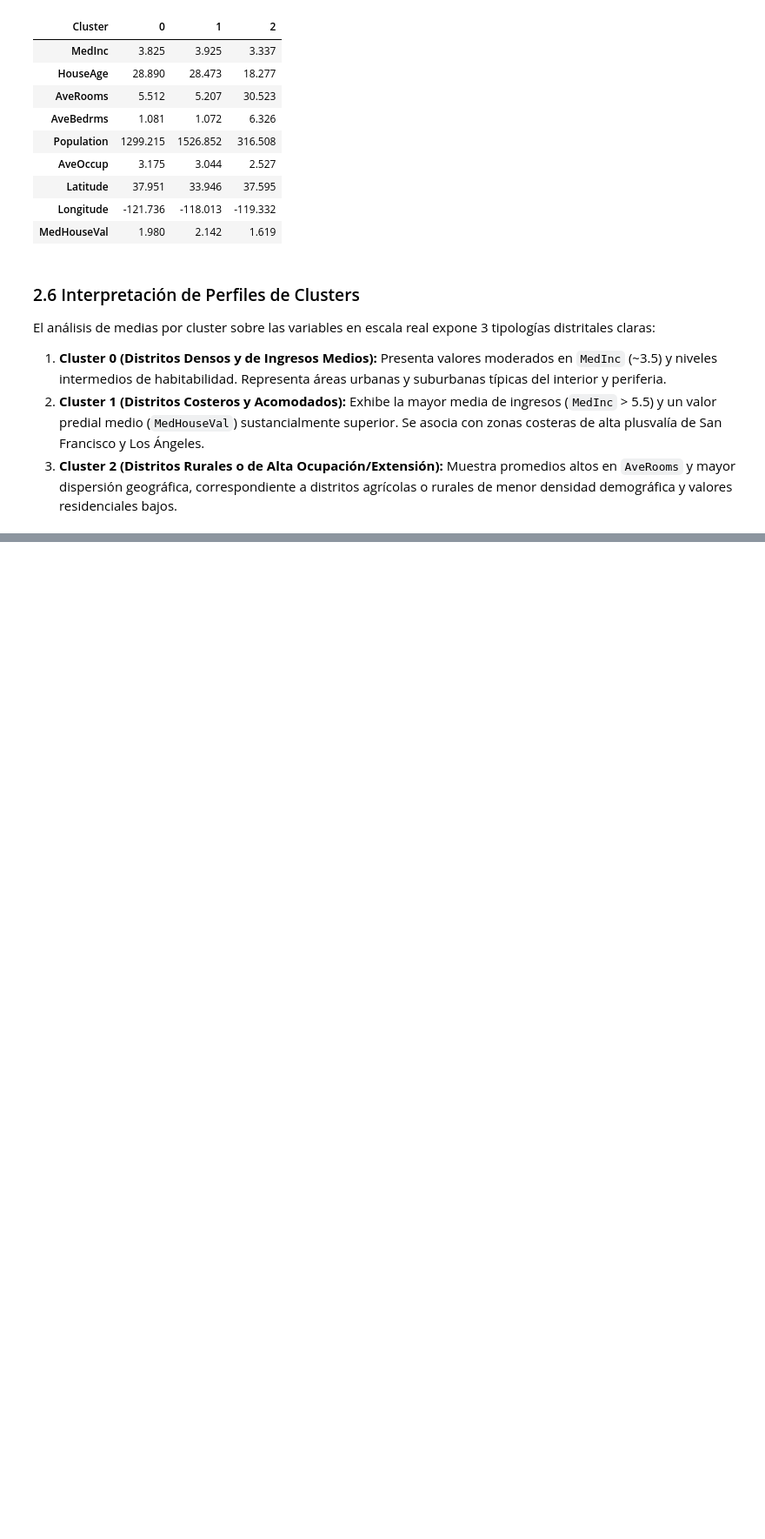
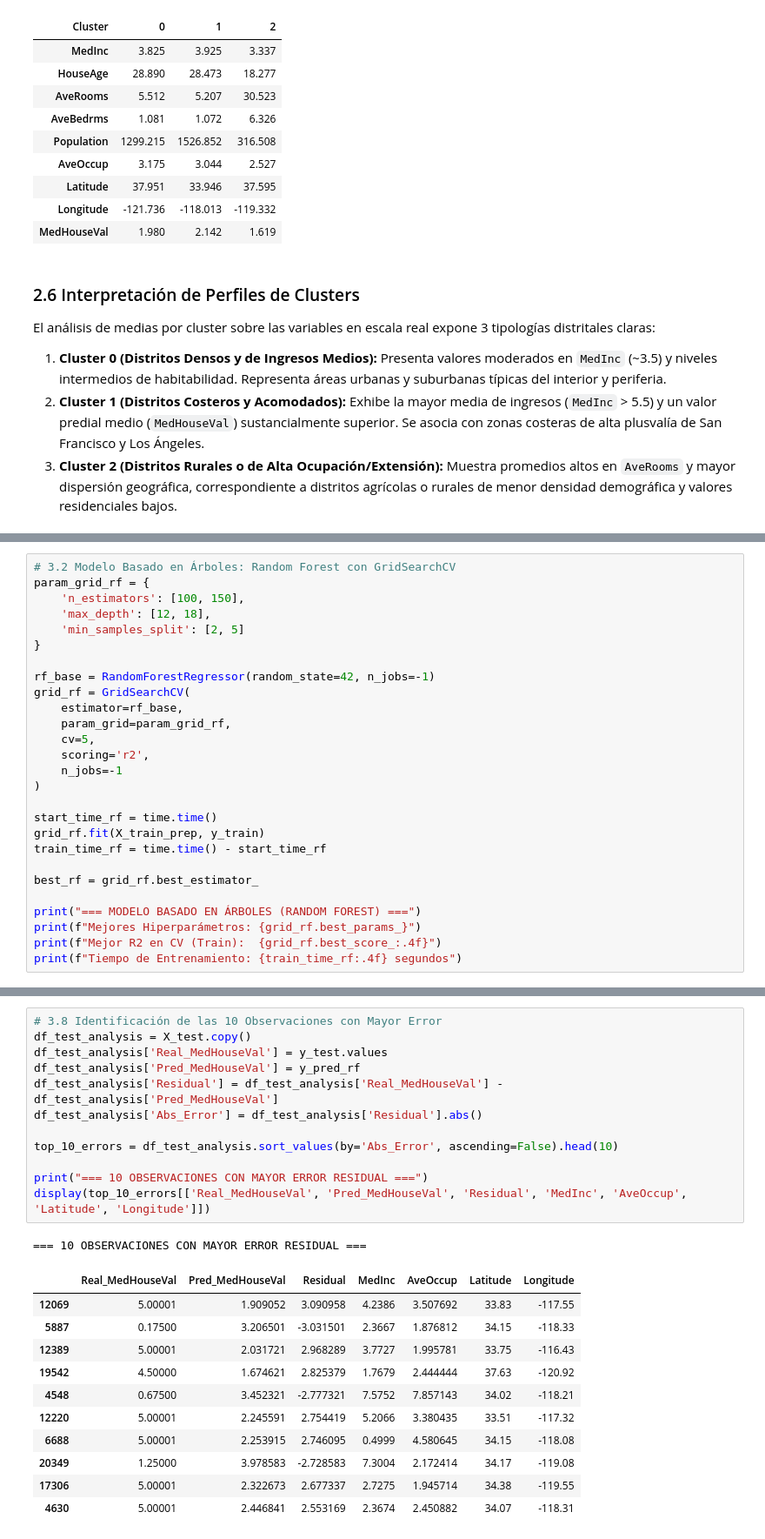
Before and after one commit to alejandro-engr/ML1_ExamenAplicado_Contreras_Alejandro, a Jupyter notebook: examen_ml1.ipynb, the cells around one changed output, grey strips where cells are left out. Shown at 87% size. Saved outputs shown, nothing was run; the diff lists cells and outputs as text; blank space fills up the shorter version.

```diff
--- a/examen_ml1.ipynb
+++ b/examen_ml1.ipynb
@@ -544,0 +579,27 @@ El análisis de medias por cluster sobre las variables en escala real expone 3 t
+# %%
+# 3.2 Modelo Basado en Árboles: Random Forest con GridSearchCV
+param_grid_rf = {
+    'n_estimators': [100, 150],
+    'max_depth': [12, 18],
+    'min_samples_split': [2, 5]
+}
+
+rf_base = RandomForestRegressor(random_state=42, n_jobs=-1)
+grid_rf = GridSearchCV(
+    estimator=rf_base,
+    param_grid=param_grid_rf,
+    cv=5,
+    scoring='r2',
+    n_jobs=-1
+)
+
+start_time_rf = time.time()
+grid_rf.fit(X_train_prep, y_train)
+train_time_rf = time.time() - start_time_rf
+
+best_rf = grid_rf.best_estimator_
+
+print("=== MODELO BASADO EN ÁRBOLES (RANDOM FOREST) ===")
+print(f"Mejores Hiperparámetros: {grid_rf.best_params_}")
+print(f"Mejor R2 en CV (Train):  {grid_rf.best_score_:.4f}")
+print(f"Tiempo de Entrenamiento: {train_time_rf:.4f} segundos")
@@ -544,0 +721,25 @@ El análisis de medias por cluster sobre las variables en escala real expone 3 t
+# %%
+# 3.8 Identificación de las 10 Observaciones con Mayor Error
+df_test_analysis = X_test.copy()
+df_test_analysis['Real_MedHouseVal'] = y_test.values
+df_test_analysis['Pred_MedHouseVal'] = y_pred_rf
+df_test_analysis['Residual'] = df_test_analysis['Real_MedHouseVal'] - df_test_analysis['Pred_MedHouseVal']
+df_test_analysis['Abs_Error'] = df_test_analysis['Residual'].abs()
+
+top_10_errors = df_test_analysis.sort_values(by='Abs_Error', ascending=False).head(10)
+
+print("=== 10 OBSERVACIONES CON MAYOR ERROR RESIDUAL ===")
+display(top_10_errors[['Real_MedHouseVal', 'Pred_MedHouseVal', 'Residual', 'MedInc', 'AveOccup', 'Latitude', 'Longitude']])
+# %% [output]
+=== 10 OBSERVACIONES CON MAYOR ERROR RESIDUAL ===
+|  | Real_MedHouseVal | Pred_MedHouseVal | Residual | MedInc | AveOccup | Latitude | Longitude |
+| 12069 | 5.00001 | 1.909052 | 3.090958 | 4.2386 | 3.507692 | 33.83 | -117.55 |
+| 5887 | 0.17500 | 3.206501 | -3.031501 | 2.3667 | 1.876812 | 34.15 | -118.33 |
+| 12389 | 5.00001 | 2.031721 | 2.968289 | 3.7727 | 1.995781 | 33.75 | -116.43 |
+| 19542 | 4.50000 | 1.674621 | 2.825379 | 1.7679 | 2.444444 | 37.63 | -120.92 |
+| 4548 | 0.67500 | 3.452321 | -2.777321 | 7.5752 | 7.857143 | 34.02 | -118.21 |
+| 12220 | 5.00001 | 2.245591 | 2.754419 | 5.2066 | 3.380435 | 33.51 | -117.32 |
+| 6688 | 5.00001 | 2.253915 | 2.746095 | 0.4999 | 4.580645 | 34.15 | -118.08 |
+| 20349 | 1.25000 | 3.978583 | -2.728583 | 7.3004 | 2.172414 | 34.17 | -119.08 |
+| 17306 | 5.00001 | 2.322673 | 2.677337 | 2.7275 | 1.945714 | 34.38 | -119.55 |
+| 4630 | 5.00001 | 2.446841 | 2.553169 | 2.3674 | 2.450882 | 34.07 | -118.31 |
```
Also changed, not shown: parts of 9 cells of this notebook, 3 other files.
